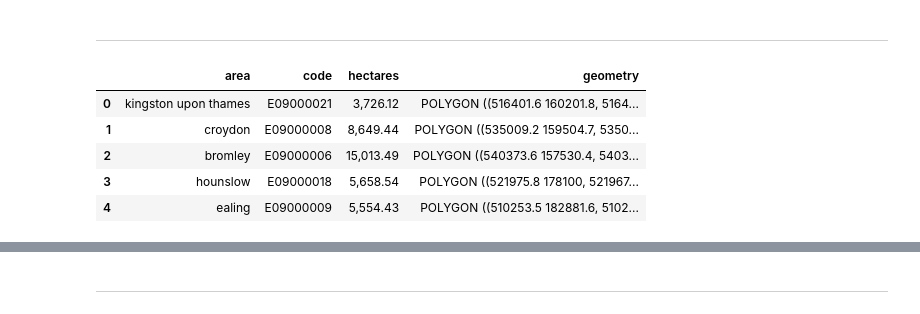
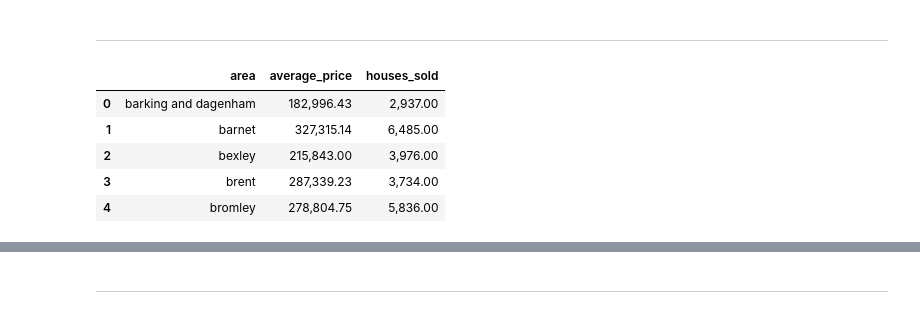
Before and after one commit to antonio16rms/6IV8_RamosRosasAntonio_AD, a Jupyter notebook: Machine Learning python Archivos de Trabajo para el curso y Manual/Capítulo 2-Proyecto End-to-End/Cap2_plantilla.ipynb, the cells around one changed output, grey strips where cells are left out. Cells and saved outputs as stored; diff of their text form; code cells hidden in the pictures.

```diff
--- a/Machine Learning python Archivos de Trabajo para el curso y Manual/Capítulo 2-Proyecto End-to-End/Cap2_plantilla.ipynb
+++ b/Machine Learning python Archivos de Trabajo para el curso y Manual/Capítulo 2-Proyecto End-to-End/Cap2_plantilla.ipynb
@@ -262,12 +274,15 @@ plt.show()
 ***
 # %%
 # Seleccionar datos de nuestro set de entrenamiento
-
+df_m = df.groupby('area').agg({'average_price': ['mean'], 'houses_sold': 'sum'})
 # Le asignamos nombre a las columnas del nuevo dataframe y reseteamos el indice
+df_m.columns = ['average_price', 'houses_sold']
+df_m.reset_index(inplace = True)
+df_m.head()
 # %% [output]
-|  | area | code | hectares | geometry |
-| 0 | kingston upon thames | E09000021 | 3,726.12 | POLYGON ((516401.6 160201.8, 5164... |
-| 1 | croydon | E09000008 | 8,649.44 | POLYGON ((535009.2 159504.7, 5350... |
-| 2 | bromley | E09000006 | 15,013.49 | POLYGON ((540373.6 157530.4, 5403... |
-| 3 | hounslow | E09000018 | 5,658.54 | POLYGON ((521975.8 178100, 521967... |
-| 4 | ealing | E09000009 | 5,554.43 | POLYGON ((510253.5 182881.6, 5102... |
+|  | area | average_price | houses_sold |
+| 0 | barking and dagenham | 182,996.43 | 2,937.00 |
+| 1 | barnet | 327,315.14 | 6,485.00 |
+| 2 | bexley | 215,843.00 | 3,976.00 |
+| 3 | brent | 287,339.23 | 3,734.00 |
+| 4 | bromley | 278,804.75 | 5,836.00 |
```
Also changed, not shown: parts of 14 cells of this notebook.
